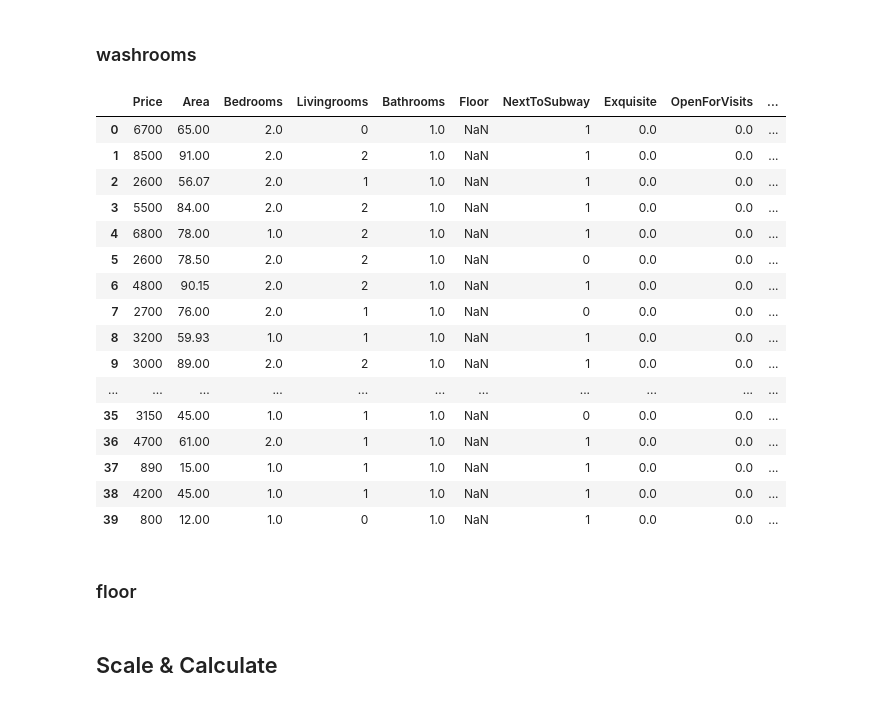
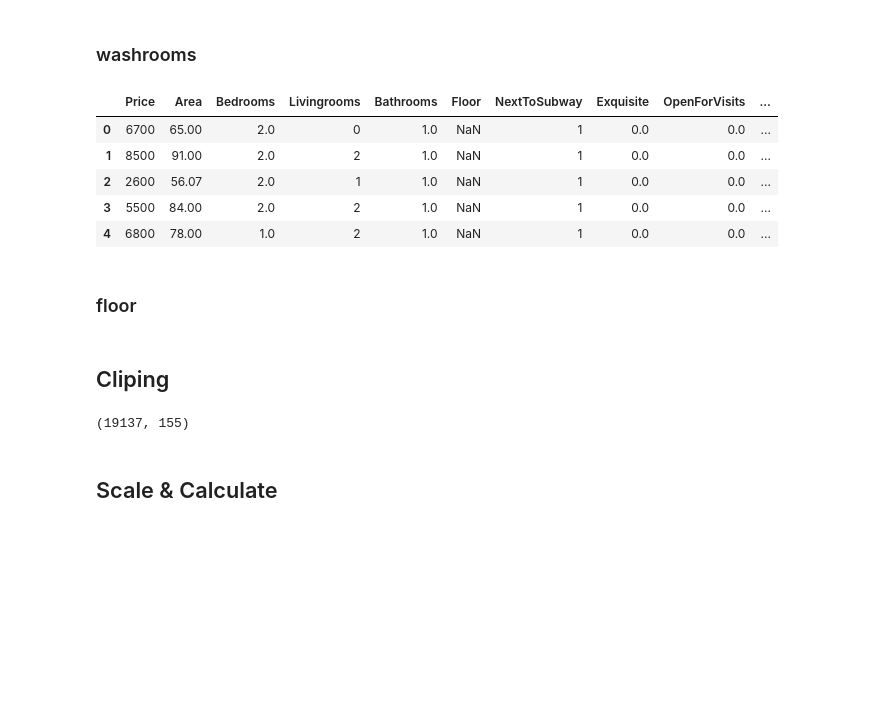
Before and after one commit to EdenWuyifan/Fake-Rental-Listing-Identification, a Jupyter notebook: DataCleaning.ipynb, the cells around one changed output. Saved outputs shown, nothing was run; the diff lists cells and outputs as text; code cells hidden in the pictures; blank space fills up the shorter version.

```diff
--- a/DataCleaning.ipynb
+++ b/DataCleaning.ipynb
@@ -39,8 +51,10 @@ pd.set_option('display.max_rows',1000)
 # %%
-full = pd.read_excel('new_data.xls')
+full = pd.read_excel('new_data_1.xls')
 #full.drop([''],axis=1, inplace=True)
 full = full.loc[:, ~full.columns.str.contains('^Unnamed')]
 full = full.drop(columns=['""',"Jiulongpo","Tianhe","Kunshan","Zhabei"])
 full = full.drop(columns=["distance","line","stop","小区"])
+
+full = full.drop(columns=['Fengxian',"Jiading","Baoshan","Chongming","Xuhui","Putuo","Yangpu","Songjiang","Pudong","Hongkou","Jinshan","Changning","Minhang","Qingpu","Jingan","Huangpu"])
 full.head()
 # %% [output]
@@ -101,31 +99,20 @@ for col in cols:
 # %%
 temp = []
 areas = full["Area"]
 for a in areas:
     t = math.floor(a/120)+1
     temp.append(t)
 full["temp"] = temp
 full["Bathrooms"].fillna(full["temp"], inplace=True)
 full = full.drop(columns=["temp"])
-full.head(40)
+full.head()
 # %% [output]
 |  | Price | Area | Bedrooms | Livingrooms | Bathrooms | Floor | NextToSubway | Exquisite | OpenForVisits | ... |
 | 0 | 6700 | 65.00 | 2.0 | 0 | 1.0 | NaN | 1 | 0.0 | 0.0 | ... |
 | 1 | 8500 | 91.00 | 2.0 | 2 | 1.0 | NaN | 1 | 0.0 | 0.0 | ... |
 | 2 | 2600 | 56.07 | 2.0 | 1 | 1.0 | NaN | 1 | 0.0 | 0.0 | ... |
 | 3 | 5500 | 84.00 | 2.0 | 2 | 1.0 | NaN | 1 | 0.0 | 0.0 | ... |
 | 4 | 6800 | 78.00 | 1.0 | 2 | 1.0 | NaN | 1 | 0.0 | 0.0 | ... |
-| 5 | 2600 | 78.50 | 2.0 | 2 | 1.0 | NaN | 0 | 0.0 | 0.0 | ... |
-| 6 | 4800 | 90.15 | 2.0 | 2 | 1.0 | NaN | 1 | 0.0 | 0.0 | ... |
-| 7 | 2700 | 76.00 | 2.0 | 1 | 1.0 | NaN | 0 | 0.0 | 0.0 | ... |
-| 8 | 3200 | 59.93 | 1.0 | 1 | 1.0 | NaN | 1 | 0.0 | 0.0 | ... |
-| 9 | 3000 | 89.00 | 2.0 | 2 | 1.0 | NaN | 1 | 0.0 | 0.0 | ... |
-| ... | ... | ... | ... | ... | ... | ... | ... | ... | ... | ... |
-| 35 | 3150 | 45.00 | 1.0 | 1 | 1.0 | NaN | 0 | 0.0 | 0.0 | ... |
-| 36 | 4700 | 61.00 | 2.0 | 1 | 1.0 | NaN | 1 | 0.0 | 0.0 | ... |
-| 37 | 890 | 15.00 | 1.0 | 1 | 1.0 | NaN | 1 | 0.0 | 0.0 | ... |
-| 38 | 4200 | 45.00 | 1.0 | 1 | 1.0 | NaN | 1 | 0.0 | 0.0 | ... |
-| 39 | 800 | 12.00 | 1.0 | 0 | 1.0 | NaN | 1 | 0.0 | 0.0 | ... |
 # %% [markdown]
 ### floor
 # %%
@@ -134,6 +121,15 @@ for col in cols:
     full[col].fillna(full[col].mean(), inplace=True)
 full["Floor"]=full["Floor"].astype(np.int)
 full["Bedrooms"]=full["Bedrooms"].astype(np.int)
+# %% [markdown]
+## Cliping
+# %%
+
+full = full[full['Price']<=40000]
+full = full[full['Price']>1000]
+full.shape
+# %% [output]
+(19137, 155)
 # %% [markdown]
 ## Scale & Calculate
 # %%
```
Also changed, not shown: parts of 31 cells of this notebook, 1 other file.
